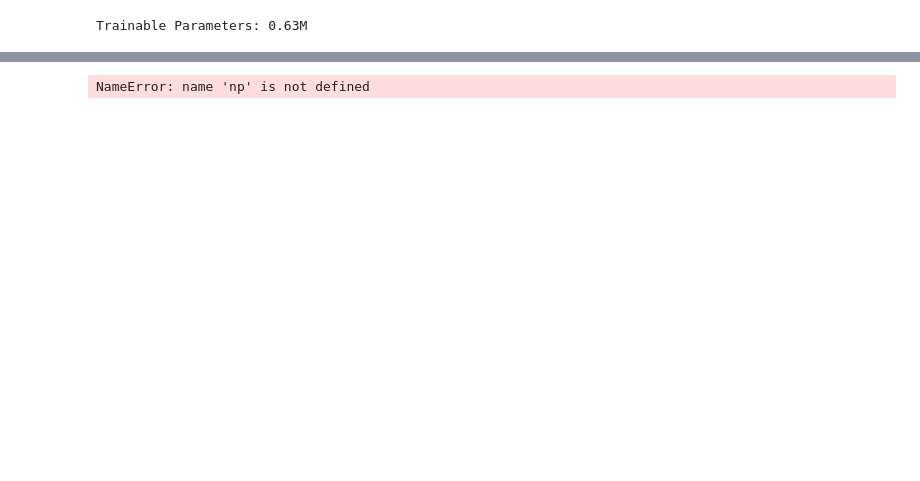
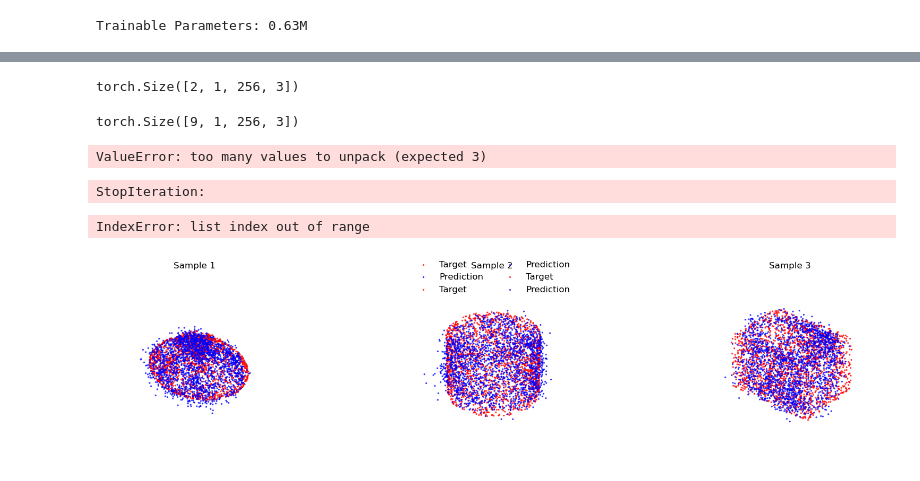
Before and after one commit to Jankula/tum-adlr-ss26-07, a Jupyter notebook: diffusion_autoencoder/train2.ipynb, the cells around one changed output, grey strips where cells are left out. Drawn from its saved outputs; the diff is of its cells as text; code cells hidden in the pictures; blank space fills up the shorter version.

Commit message:
Added train_ae and KL Annealing for Diffusion Autoencoder

```diff
--- a/diffusion_autoencoder/train2.ipynb
+++ b/diffusion_autoencoder/train2.ipynb
@@ -119,7 +115,7 @@ HyperParameters = {
     "latent_dim": 32,
     "num_timesteps": 1000,
     "num_points": 256,
-    "root": Path("../../../GraspDataset/data/preprocessed/preprocessing3")
+    "root": Path("../data/preprocessed/preprocessing3")
 }
 
 dataset = PointCloudDataset(HyperParameters["root"], number_points=HyperParameters["num_points"], max_objects=9)
@@ -150,8 +146,19 @@ print(len(dataset))
+# %%
+dataloader = DataLoader(dataset, batch_size=2)
+batch = next(iter(dataloader))
+print(batch.shape)
+# %% [output]
+torch.Size([2, 1, 256, 3])
+# %%
+batch = next(iter(dataloader))
+print(batch.shape)
+# %% [output]
+torch.Size([9, 1, 256, 3])
 # %%
 ae_loss_history = []
 kld_loss_history = []
 
-for epoch in range(2):
+for epoch in range(epochs):
     best_loss = 1e6
     ae_loss, kld_loss = train.train_ae(dataloader, autoencoder, optimizer, writer)
 
@@ -188,4 +195,27 @@ plt.plot(kld_loss_history, color="m")
 plt.plot()
 plt.show()
 # %% [output]
-NameError: name 'np' is not defined
+ValueError: too many values to unpack (expected 3)
+# %%
+batch = next(iter(dataloader))
+latents, _, _ = autoencoder.encode(batch)
+pred_pcs = autoencoder.decode(latents, 2048)
+#pred_pcs = autoencoder.decode(latents, 256)
+# %% [output]
+StopIteration:
+# %%
+target_pcs1 = []
+target_pcs2 = []
+target_pcs3 = []
+
+for i in range(3):
+    target_pcs1.append(dataset2[i])
+    target_pcs2.append(dataset2[i+3])
+    target_pcs3.append(dataset2[i+6])
+# %% [output]
+IndexError: list index out of range
+# %%
+%matplotlib inline
+scatter_vis(pred_pcs, target_pcs1)
+# %% [output]
+[figure, added]
```
Also changed, not shown: parts of 8 cells of this notebook, 5 other files.
